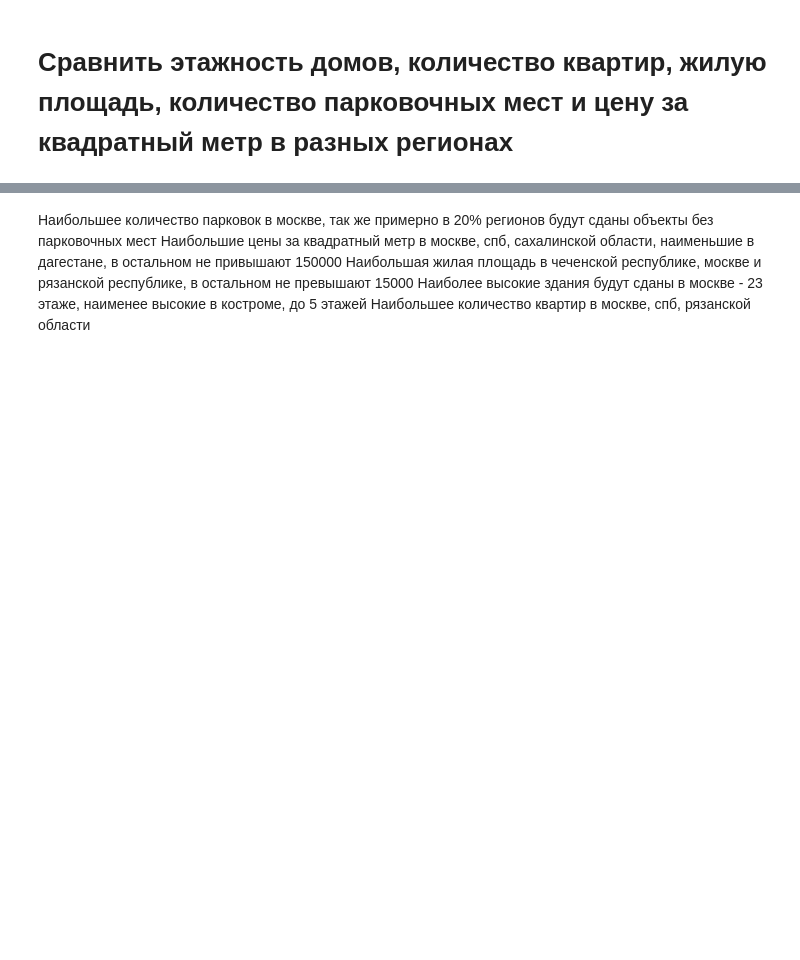
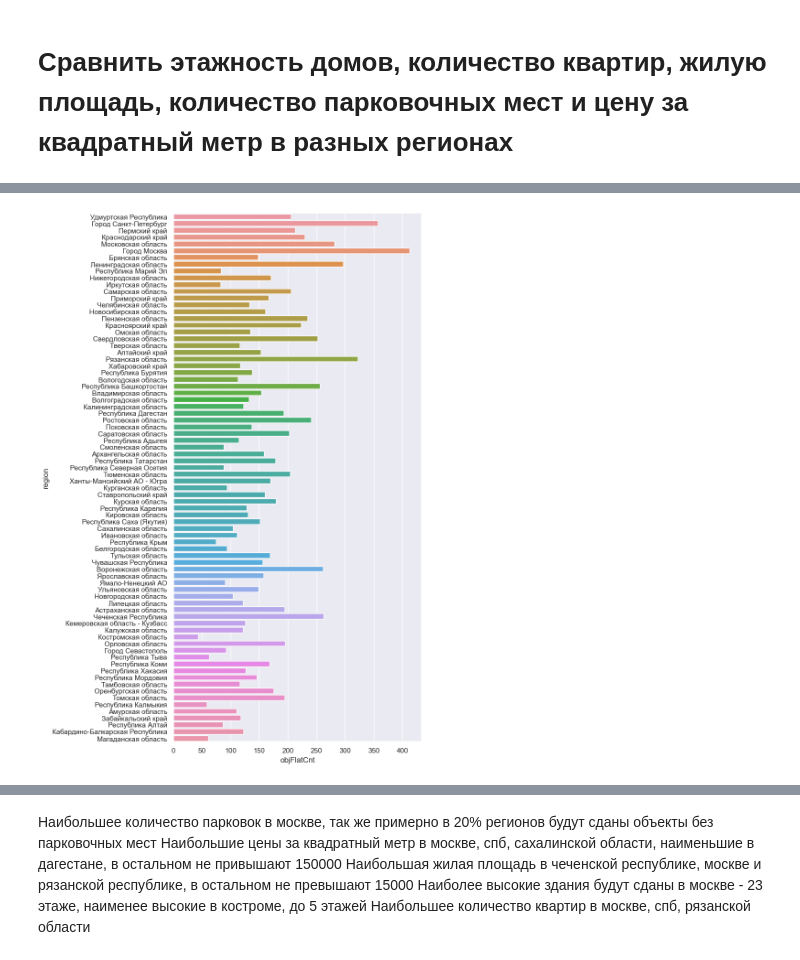
Before and after one commit to scryptan/python_hw, a Jupyter notebook: First_hw_OOP.ipynb, the cells around one changed output, grey strips where cells are left out. Cells and saved outputs as stored; diff of their text form; code cells hidden in the pictures; blank space fills up the shorter version.

```diff
--- a/First_hw_OOP.ipynb
+++ b/First_hw_OOP.ipynb
@@ -233,0 +254,4 @@ sns.barplot(y = 'region', x = 'objFlatCnt', data = df_region, ax = axs[4], error
+# %%
+complex_vis.make_barplot('objFlatCnt', 'region')
+# %% [output]
+[figure, added]
```
Also changed, not shown: parts of 14 cells of this notebook.
